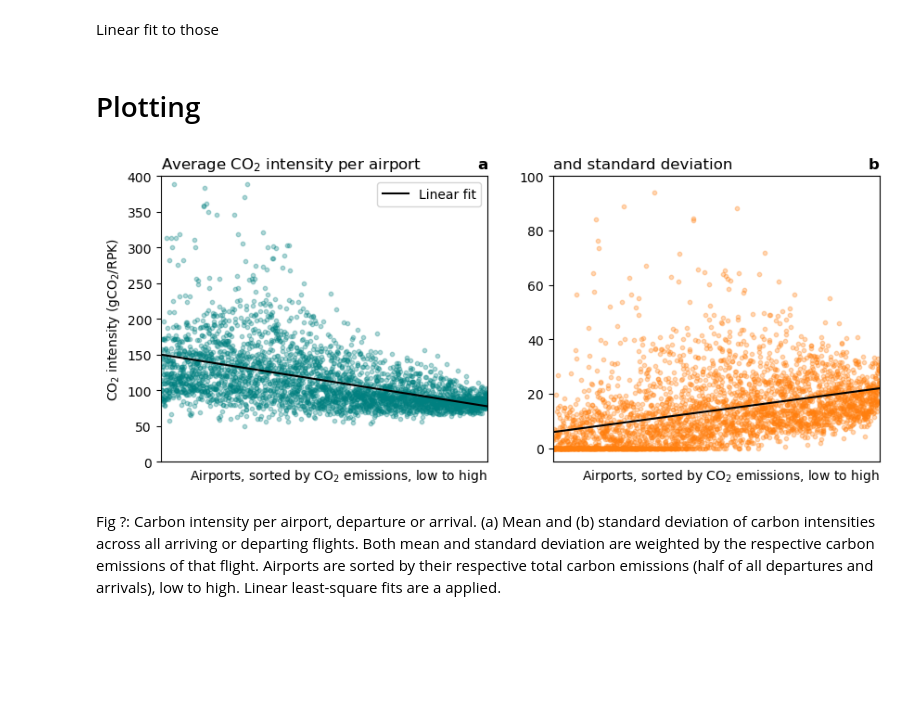
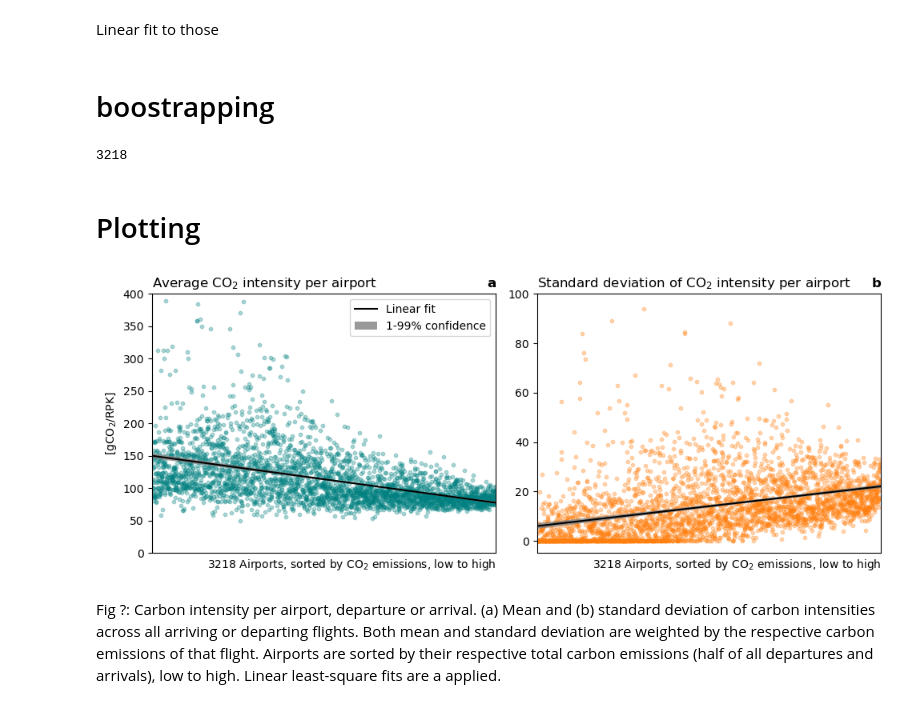
Before and after one commit to jorgecardleitao/aviation, a Jupyter notebook: plots/airports.ipynb, the cells around one changed output. Cells and saved outputs as stored; diff of their text form; code cells hidden in the pictures; blank space fills up the shorter version.

Commit message:
Pdf for airports

```diff
--- a/plots/airports.ipynb
+++ b/plots/airports.ipynb
@@ -98,6 +98,7 @@ RPK = RPK[order]
 co2 = co2[order]
 mean_intensity = mean_intensity[order]
 var_intensity = var_intensity[order]
+std_intensity = np.sqrt(var_intensity)
 # %% [markdown]
 Linear fit to those
 # %%
@@ -105,4 +106,6 @@ def f(x, a, b):
     return a * x + b
 
 popt_mean, _ = curve_fit(f, range(len(airports)), mean_intensity)
-popt_var, _ = curve_fit(f, range(len(airports)), np.sqrt(var_intensity))
+popt_var, _ = curve_fit(f, range(len(airports)), std_intensity)
+# %% [markdown]
+# boostrapping
@@ -109,36 +143,46 @@ popt_var, _ = curve_fit(f, range(len(airports)), np.sqrt(var_intensity))
+# %%
+len(airports)
+# %% [output]
+3218
 # %% [markdown]
 # Plotting
 # %%
 fig, (ax1, ax2) = plt.subplots(1, 2, figsize=(10, 4), sharex=True)
 
-ax1.scatter(range(len(airports)), mean_intensity, 10, "teal", alpha=0.3)
-ax2.scatter(range(len(airports)), np.sqrt(var_intensity), 10, "C1", alpha=0.3)
+ax1.scatter(range(len(airports)), mean_intensity, 10, "teal", alpha=0.3, zorder=1)
+ax2.scatter(range(len(airports)), np.sqrt(var_intensity), 10, "C1", alpha=0.3, zorder=1)
 
 i = np.array([0, len(airports)])
 mean_fit = f(i, *popt_mean)
 var_fit = f(i, *popt_var)
 
-ax1.plot(i, mean_fit, "k", label="Linear fit")
-ax2.plot(i, var_fit, "k")
+ax1.plot(i, mean_fit, "k", label="Linear fit", zorder=3)
+ax2.plot(i, var_fit, "k", zorder=3)
+
+ax1.fill_between(x, mean_fit_p5, mean_fit_p95, facecolor='grey', alpha=0.8, zorder=2, label="1-99% confidence")
+ax2.fill_between(x, var_fit_p5, var_fit_p95, facecolor='grey', alpha=0.8, zorder=2,)
 
 ax1.set_xlim(0, len(airports))
 ax1.set_ylim(0, 400)
 ax1.set_xticks([])
-ax1.set_xlabel("Airports, sorted by CO$_2$ emissions, low to high", loc="right")
-ax1.set_ylabel("CO$_2$ intensity (gCO$_2$/RPK)")
+ax1.set_xlabel(f"{len(airports)} Airports, sorted by CO$_2$ emissions, low to high", loc="right")
+ax1.set_ylabel("[gCO$_2$/RPK]")
 ax1.set_title("Average CO$_2$ intensity per airport", loc="left")
 ax1.set_title("a", loc="right", fontweight="bold")
 ax1.legend(loc="upper right")
 
 ax2.set_ylim(-5, 100)
-ax2.set_xlabel("Airports, sorted by CO$_2$ emissions, low to high", loc="right")
+ax2.set_xlabel(f"{len(airports)} Airports, sorted by CO$_2$ emissions, low to high", loc="right")
 # ax2.set_ylabel("CO$_2$ intensity (gCO$_2$/pax/km)")
-ax2.set_title("and standard deviation", loc="left")
+ax2.set_title("Standard deviation of CO$_2$ intensity per airport", loc="left")
 ax2.set_title("b", loc="right", fontweight="bold")
 
+plt.tight_layout()
+plt.savefig("airports.pdf")
+
 plt.show()
 # %% [output]
-[figure, old version]
+[figure, new version]
 # %% [markdown]
 Fig ?: Carbon intensity per airport, departure or arrival. (a) Mean and (b) standard deviation of carbon intensities across all arriving or departing flights. Both mean and standard deviation are weighted by the respective carbon emissions of that flight. Airports are sorted by their respective total carbon emissions (half of all departures and arrivals), low to high. Linear least-square fits are a applied.
 # %%
```
Also changed, not shown: parts of 2 cells of this notebook, 1 other file.
